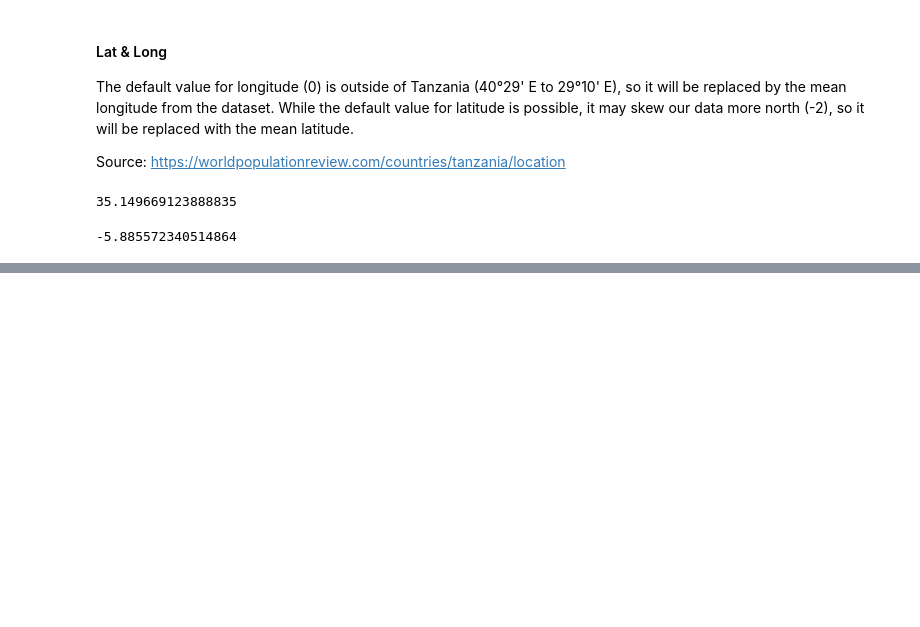
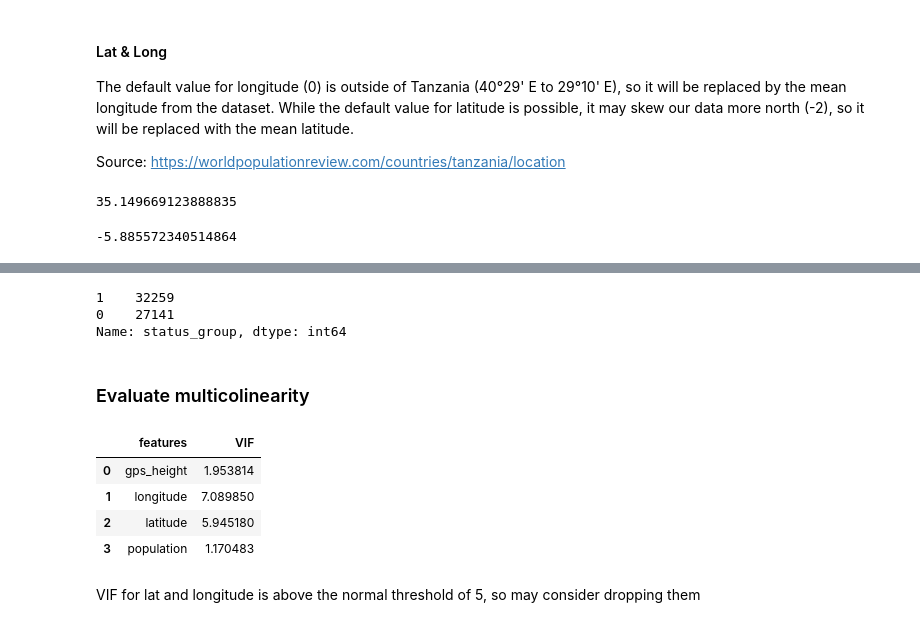
Before and after one commit to Noptov/Water-Wells-Project, a Jupyter notebook: EDA.ipynb, the cells around one changed output, grey strips where cells are left out. Cells and saved outputs as stored; diff of their text form; code cells hidden in the pictures; blank space fills up the shorter version.

Commit message:
Added VIF for numeric columns

```diff
--- a/EDA.ipynb
+++ b/EDA.ipynb
@@ -234,3 +246,5 @@ wells2.construction_year.replace(0, con_avg, inplace=True)
+# %%
+wells2[['region_code', 'district_code', 'construction_year', 'year_recorded']] = wells2[['region_code', 'district_code', 'construction_year', 'year_recorded']].astype('str')
 # %% [markdown]
 #### Lat & Long
 The default value for longitude (0) is outside of Tanzania (40°29' E to 29°10' E), so it will be replaced by the mean longitude from the dataset.  While the default value for latitude is possible, it may skew our data more north (-2), so it will be replaced with the mean latitude.
@@ -254,0 +272,34 @@ wells2.latitude.replace(-2.000000e-08, lat_avg, inplace=True)
+# %%
+wells2.status_group = wells2.status_group.replace({'functional needs repair':'needs work',
+                                                  'non functional':'needs work'})
+# %%
+wells2.status_group = wells2.status_group.map({'functional': 1, 'needs work': 0})
+# %%
+wells2.status_group.value_counts()
+# %% [output]
+1    32259
+0    27141
+Name: status_group, dtype: int64
+# %% [markdown]
+### Evaluate multicolinearity
+# %%
+X = wells2.drop(['status_group'], axis=1)
+y = wells2['status_group']
+
+X_train, X_test, y_train, y_test = train_test_split(X, y, random_state=52)
+# %%
+# Calculate VIF
+vif = pd.DataFrame()
+X_vif = X_train.select_dtypes(include=['float', 'int64'])
+vif["features"] = X_vif.columns
+vif["VIF"] = [variance_inflation_factor(X_vif.values, i) for i in range(len(X_vif.columns))]
+
+vif
+# %% [output]
+|  | features | VIF |
+| 0 | gps_height | 1.953814 |
+| 1 | longitude | 7.089850 |
+| 2 | latitude | 5.945180 |
+| 3 | population | 1.170483 |
+# %% [markdown]
+VIF for lat and longitude is above the normal threshold of 5, so may consider dropping them
```
Also changed, not shown: parts of 16 cells of this notebook.
